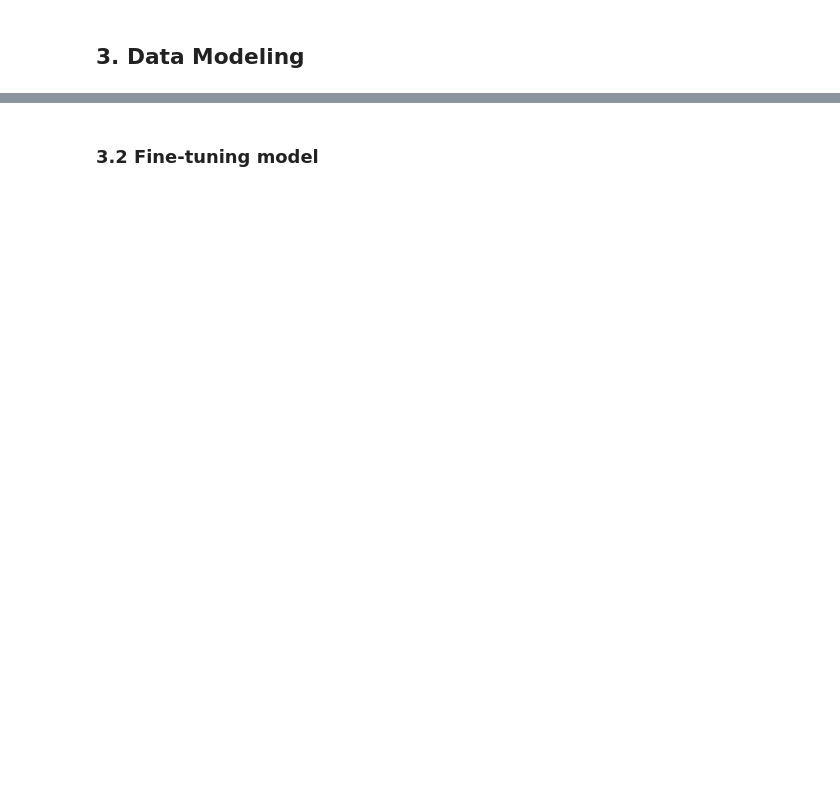
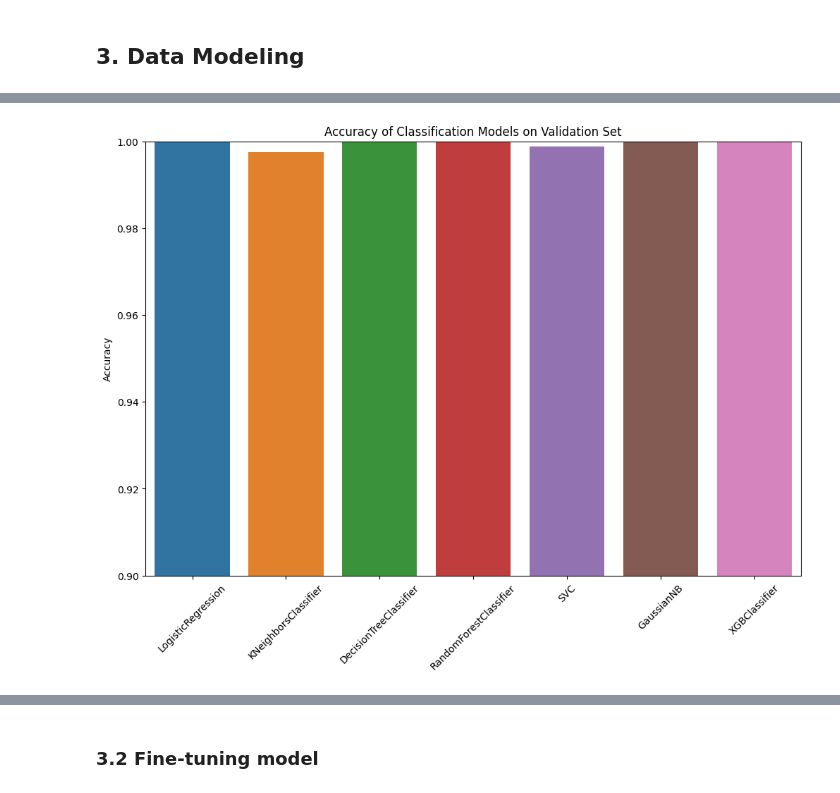
Before and after one commit to khanhnhan1512/Final-Project-Intro-Ds, a Jupyter notebook: src/04-Data_Modeling.ipynb, the cells around one changed output, grey strips where cells are left out. Cells and saved outputs as stored; diff of their text form; code cells hidden in the pictures; blank space fills up the shorter version.

```diff
--- a/src/04-Data_Modeling.ipynb
+++ b/src/04-Data_Modeling.ipynb
@@ -47,0 +117,3 @@ import matplotlib.pyplot as plt
+# %%
+X = df.drop(['icon', 'label_encoded'], axis=1).values
+y = df['label_encoded'].values
@@ -48,2 +124,6 @@ import matplotlib.pyplot as plt
 # %% [markdown]
 ### 2.2 Splitting data
+# %%
+from sklearn.model_selection import train_test_split
+X_train_val, X_test, y_train_val, y_test = train_test_split(X, y, test_size=0.2, random_state=42)
+X_train, X_val, y_train, y_val = train_test_split(X_train_val, y_train_val, test_size=0.25, random_state=42)
@@ -51,0 +161,39 @@ import matplotlib.pyplot as plt
+# %%
+from sklearn.linear_model import LogisticRegression
+from sklearn.neighbors import KNeighborsClassifier
+from sklearn.tree import DecisionTreeClassifier
+from sklearn.svm import SVC
+from sklearn.naive_bayes import GaussianNB
+from sklearn.ensemble import RandomForestClassifier
+from xgboost import XGBClassifier
+
+models = [
+    LogisticRegression(solver='liblinear', random_state=42, max_iter=1000),
+    KNeighborsClassifier(n_neighbors=5, metric='minkowski', p=2), # p=2 is equivalent to using the euclidean distance
+    DecisionTreeClassifier(criterion='entropy', random_state=42),
+    RandomForestClassifier(n_estimators=100, criterion='entropy', random_state=42),
+    SVC(kernel='rbf', random_state=42),
+    GaussianNB(),
+    XGBClassifier(random_state=42, use_label_encoder=False, eval_metric='logloss')
+]
+# %%
+from sklearn.metrics import accuracy_score, confusion_matrix
+
+
+model_names = []
+model_accuracy = []
+for model in models:
+    model_names.append(type(model).__name__)
+    model.fit(X_train, y_train)
+    y_pred = model.predict(X_val)
+    model_accuracy.append(accuracy_score(y_val, y_pred))
+# %%
+plt.figure(figsize=(12,8))
+sns.barplot(x=model_names, hue=model_names, y=model_accuracy)
+plt.xticks(rotation=45)
+plt.ylabel('Accuracy')
+plt.ylim([0.9, 1])
+plt.title('Accuracy of Classification Models on Validation Set')
+plt.show()
+# %% [output]
+[figure, added]
```
Also changed, not shown: parts of 46 cells of this notebook.
